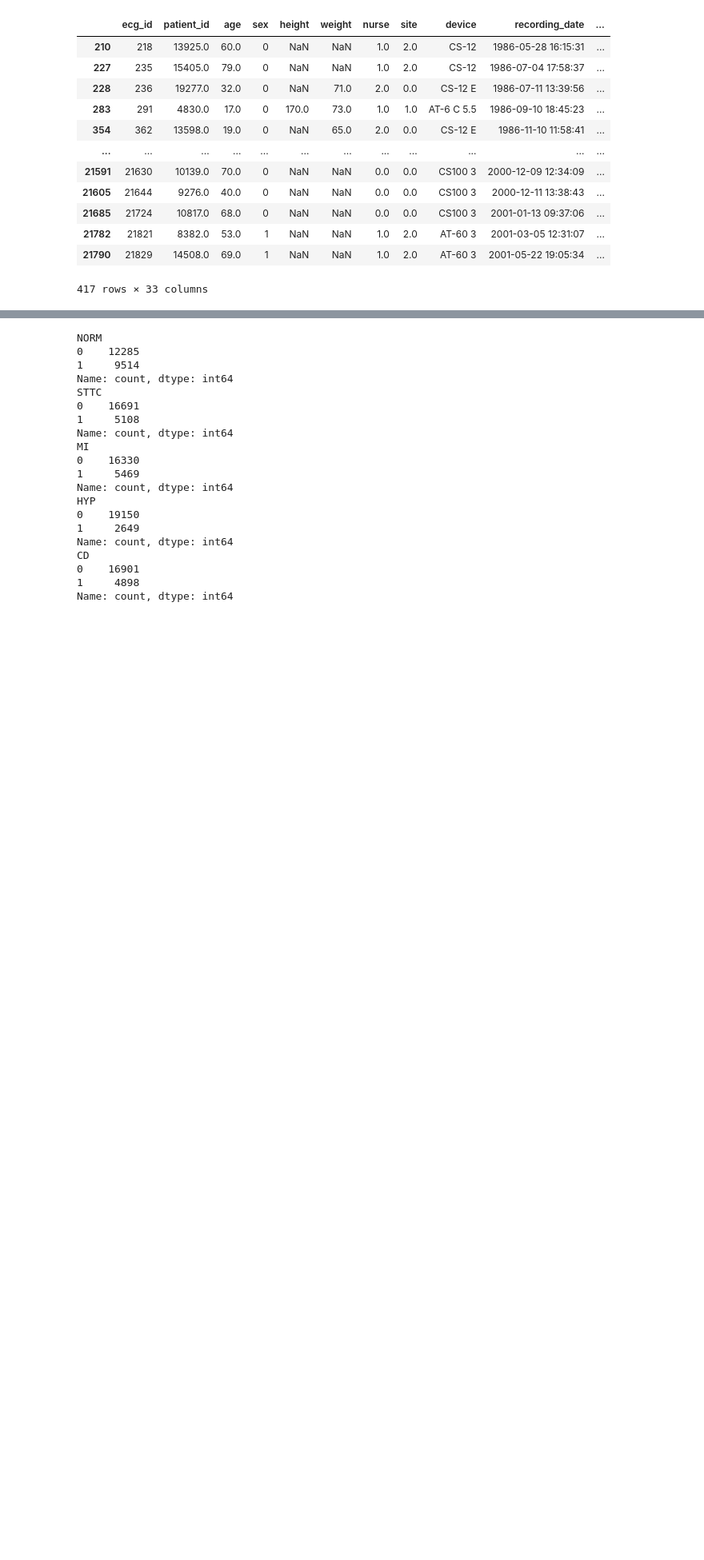
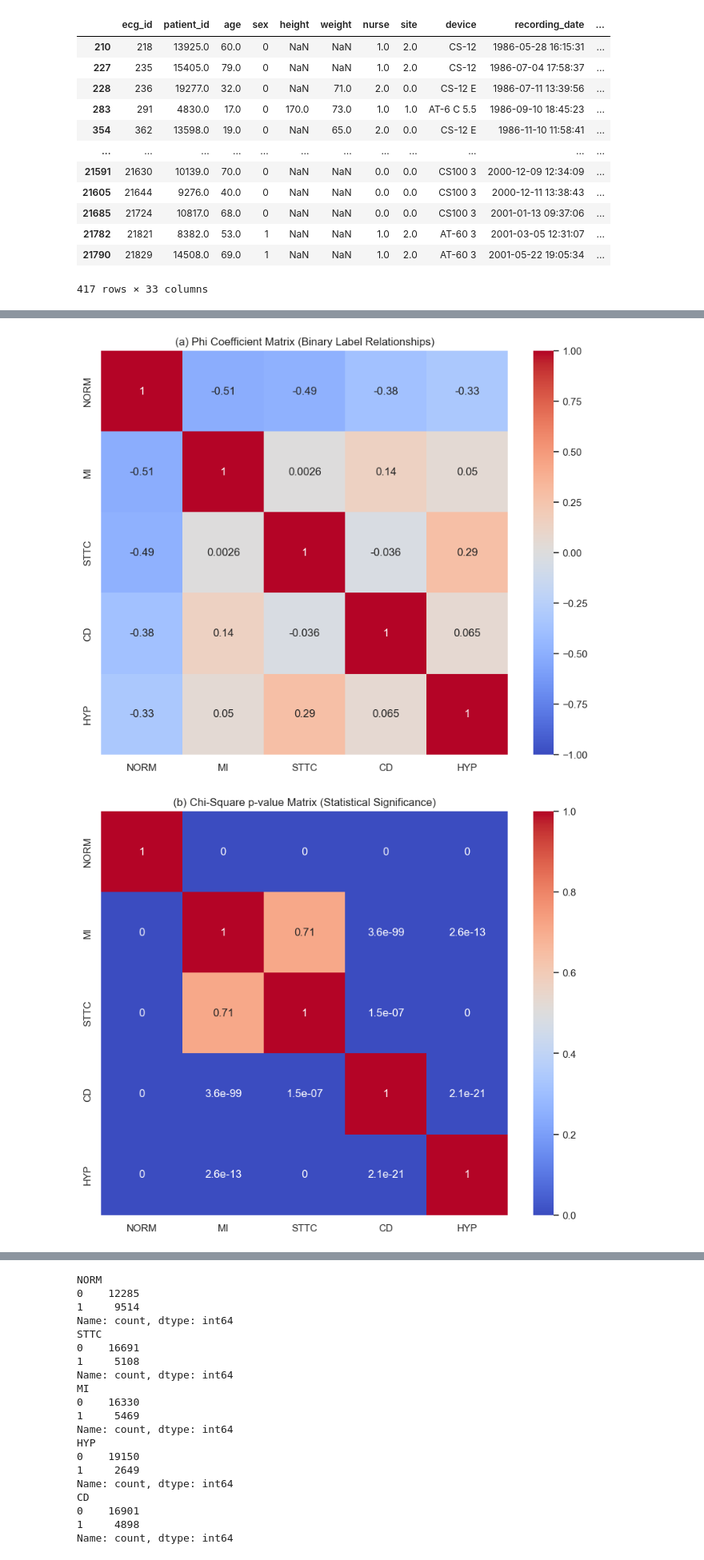
Before and after one commit to iNESlab/CVDclassification-based-on-ECG-signals, a Jupyter notebook: ver5_journal/pre_processing.ipynb, the cells around one changed output, grey strips where cells are left out. Shown at 80% size. Saved outputs shown, nothing was run; the diff lists cells and outputs as text; code cells hidden in the pictures; blank space fills up the shorter version.

```diff
--- a/ver5_journal/pre_processing.ipynb
+++ b/ver5_journal/pre_processing.ipynb
@@ -109,3 +137,70 @@ co_occurrence_cases
+# %%
+import numpy as np
+import pandas as pd
+import seaborn as sns
+import matplotlib.pyplot as plt
+from scipy.stats import chi2_contingency
+
+# 슈퍼 클래스 레이블 목록 (이진 클래스: 0 또는 1)
+label_columns = ['NORM', 'MI', 'STTC', 'CD', 'HYP']
+
+# Phi 계수 및 p-value 저장할 행렬
+phi_matrix = pd.DataFrame(index=label_columns, columns=label_columns)
+p_value_matrix = pd.DataFrame(index=label_columns, columns=label_columns)
+
+# Phi 계수 및 카이제곱 검정 수행 함수
+def compute_phi_and_chi2(contingency_table):
+    """ 2x2 교차표에서 Phi 계수와 카이제곱 p-value를 계산 """
+    a, b = contingency_table.iloc[1, 1], contingency_table.iloc[1, 0]
+    c, d = contingency_table.iloc[0, 1], contingency_table.iloc[0, 0]
+
+    numerator = (a * d) - (b * c)
+    denominator = np.sqrt((a + b) * (c + d) * (a + c) * (b + d))
+
+    # Phi 계수 계산
+    if denominator == 0:
+        phi_value = np.nan
+    else:
+        phi_value = numerator / denominator
+
+    # 카이제곱 검정 수행
+    chi2, p_value, _, _ = chi2_contingency(contingency_table)
+
+    return phi_value, p_value
+
+# 각 레이블 간 Phi 계수 및 카이제곱 검정 수행
+for col1 in label_columns:
+    for col2 in label_columns:
+        if col1 != col2:  # 자기 자신 제외
+            # 2x2 교차표 생성
+            contingency_table = pd.crosstab(final_data[col1], final_data[col2])
+
+            # Phi 계수 및 p-value 계산
+            phi_value, p_value = compute_phi_and_chi2(contingency_table)
+            phi_matrix.loc[col1, col2] = phi_value
+            phi_matrix.loc[col2, col1] = phi_value  # 대칭 행렬이므로 반대도 동일
+
+            p_value_matrix.loc[col1, col2] = p_value
+            p_value_matrix.loc[col2, col1] = p_value  # 대칭 행렬이므로 반대도 동일
+
+# NaN을 1로 변경 (자기 자신과의 비교)
+phi_matrix.fillna(1, inplace=True)
+p_value_matrix.fillna(1, inplace=True)
+
+# Phi 계수 히트맵 시각화
+plt.figure(figsize=(10, 8))
+sns.heatmap(phi_matrix.astype(float), annot=True, cmap='coolwarm', vmin=-1, vmax=1)
+plt.title("(a) Phi Coefficient Matrix (Binary Label Relationships)")
+plt.show()
+
+# p-value 히트맵 시각화 (유의 수준 확인)
+plt.figure(figsize=(10, 8))
+sns.heatmap(p_value_matrix.astype(float), annot=True, cmap='coolwarm', vmin=0, vmax=1)
+plt.title("(b) Chi-Square p-value Matrix (Statistical Significance)")
+plt.show()
+# %% [output]
+[figure, added]
+[figure, added]
 # %%
 import matplotlib.pyplot as plt
 import seaborn as sns
```
Also changed, not shown: parts of 4 cells of this notebook, 3 other files.
